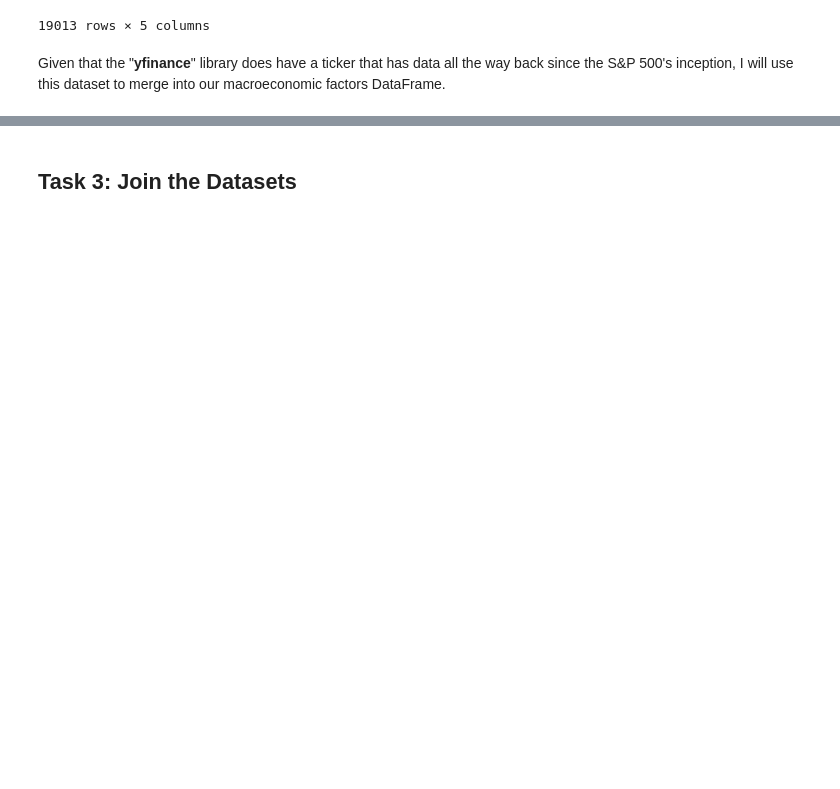
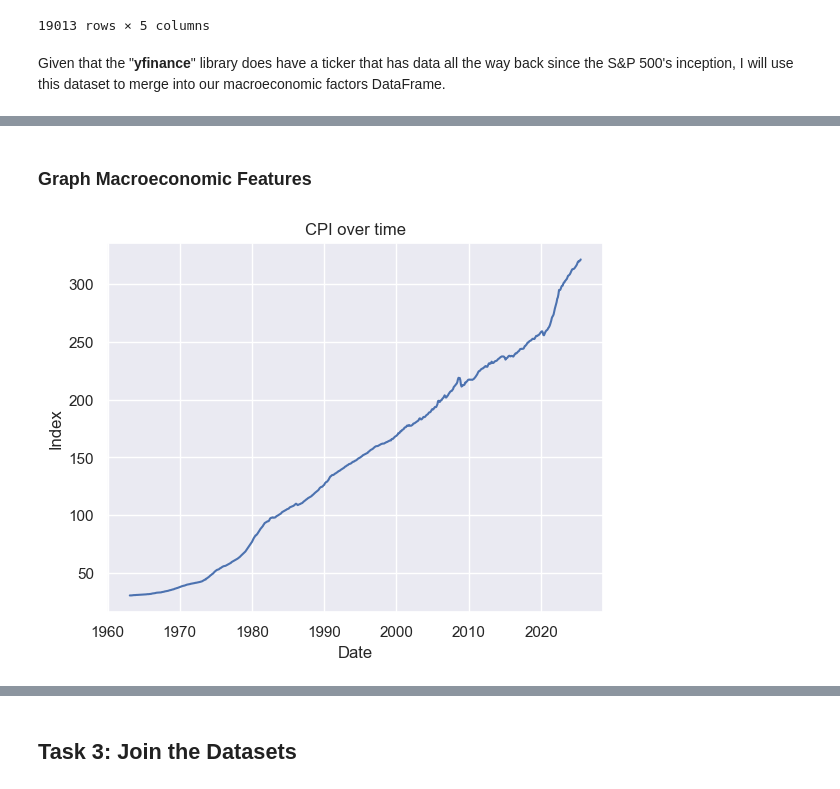
Before and after one commit to Naknak360/macroeconomic_predictor, a Jupyter notebook: Macroeconomic Predictor.ipynb, the cells around one changed output, grey strips where cells are left out. Saved outputs shown, nothing was run; the diff lists cells and outputs as text; code cells hidden in the pictures; blank space fills up the shorter version.

```diff
--- a/Macroeconomic Predictor.ipynb
+++ b/Macroeconomic Predictor.ipynb
@@ -179,0 +280,4 @@ Fetching NationalActivityIndex (CFNAI)...
+# %%
+fred_df.drop(columns=['TWEXB', 'RSAFS'], inplace=True)
+fred_df.dropna(inplace=True)
+fred_df.info()
@@ -179,0 +321,11 @@ Fetching NationalActivityIndex (CFNAI)...
+# %% [markdown]
+### Graph Macroeconomic Features
+# %%
+# Examine CPI trends
+sns.lineplot(fred_df['CPI'])
+plt.title('CPI over time')
+plt.xlabel('Date')
+plt.ylabel('Index')
+plt.grid(True)
+# %% [output]
+[figure, added]
```
Also changed, not shown: parts of 44 cells of this notebook.
